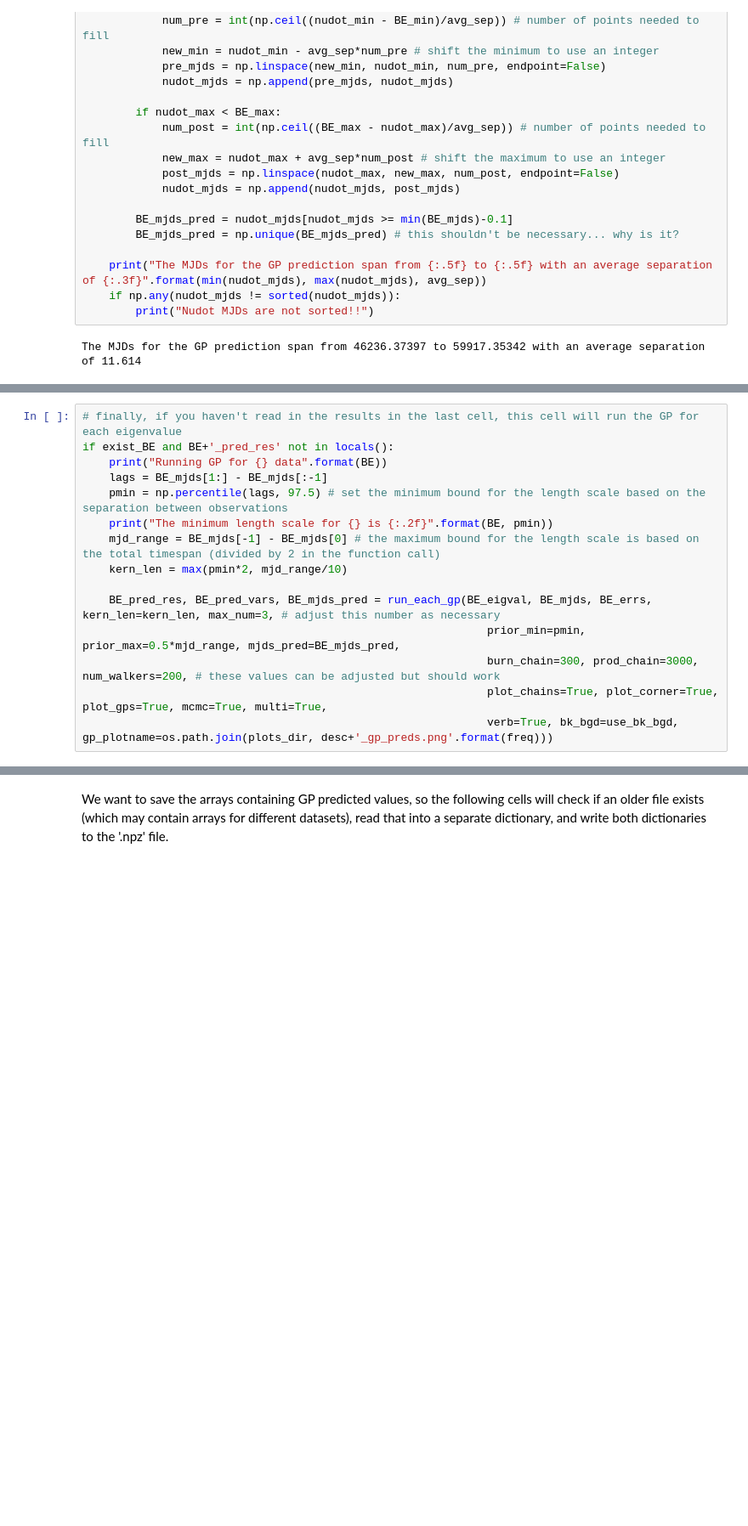
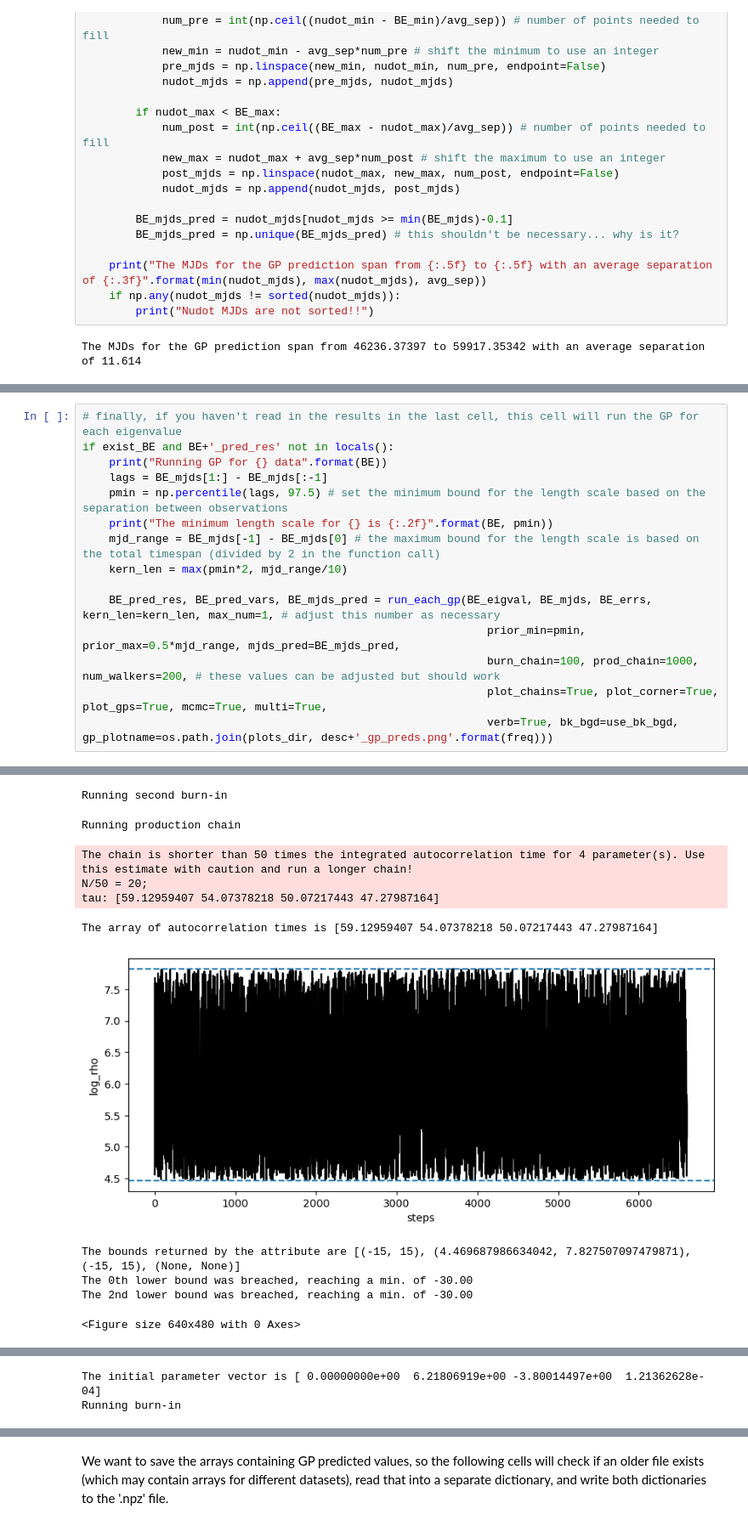
Before and after one commit to respiewak/psr_prof_pca, a Jupyter notebook: step_3_eigenvalue_gps.ipynb, the cells around one changed output, grey strips where cells are left out. Shown at 85% size. Cells and saved outputs as stored; diff of their text form; blank space fills up the shorter version.

```diff
--- a/step_3_eigenvalue_gps.ipynb
+++ b/step_3_eigenvalue_gps.ipynb
@@ -204,8 +178,9 @@ if exist_BE and BE+'_pred_res' not in locals():
     mjd_range = BE_mjds[-1] - BE_mjds[0] # the maximum bound for the length scale is based on the total timespan (divided by 2 in the function call)
     kern_len = max(pmin*2, mjd_range/10)
 
-    BE_pred_res, BE_pred_vars, BE_mjds_pred = run_each_gp(BE_eigval, BE_mjds, BE_errs, kern_len=kern_len, max_num=3, # adjust this number as necessary
+    BE_pred_res, BE_pred_vars, BE_mjds_pred = run_each_gp(BE_eigval, BE_mjds, BE_errs, kern_len=kern_len, max_num=1, # adjust this number as necessary
                                                              prior_min=pmin, prior_max=0.5*mjd_range, mjds_pred=BE_mjds_pred,
-                                                             burn_chain=300, prod_chain=3000, num_walkers=200, # these values can be adjusted but should work
+                                                             burn_chain=100, prod_chain=1000, num_walkers=200, # these values can be adjusted but should work
                                                              plot_chains=True, plot_corner=True, plot_gps=True, mcmc=True, multi=True,
                                                              verb=True, bk_bgd=use_bk_bgd, gp_plotname=os.path.join(plots_dir, desc+'_gp_preds.png'.format(freq)))
+# %% [output]
@@ -211,0 +192,11 @@ if exist_BE and BE+'_pred_res' not in locals():
+Running second burn-in
+Running production chain
+The chain is shorter than 50 times the integrated autocorrelation time for 4 parameter(s). Use this estimate with caution and run a longer chain!
+N/50 = 20;
+tau: [59.12959407 54.07378218 50.07217443 47.27987164]
+The array of autocorrelation times is [59.12959407 54.07378218 50.07217443 47.27987164]
+[figure, added]
+The bounds returned by the attribute are [(-15, 15), (4.469687986634042, 7.827507097479871), (-15, 15), (None, None)]
+The 0th lower bound was breached, reaching a min. of -30.00
+The 2nd lower bound was breached, reaching a min. of -30.00
+<Figure size 640x480 with 0 Axes>
@@ -211,0 +204,2 @@ if exist_BE and BE+'_pred_res' not in locals():
+The initial parameter vector is [ 0.00000000e+00  6.21806919e+00 -3.80014497e+00  1.21362628e-04]
+Running burn-in
```
Also changed, not shown: parts of 7 cells of this notebook, 1 other file.
